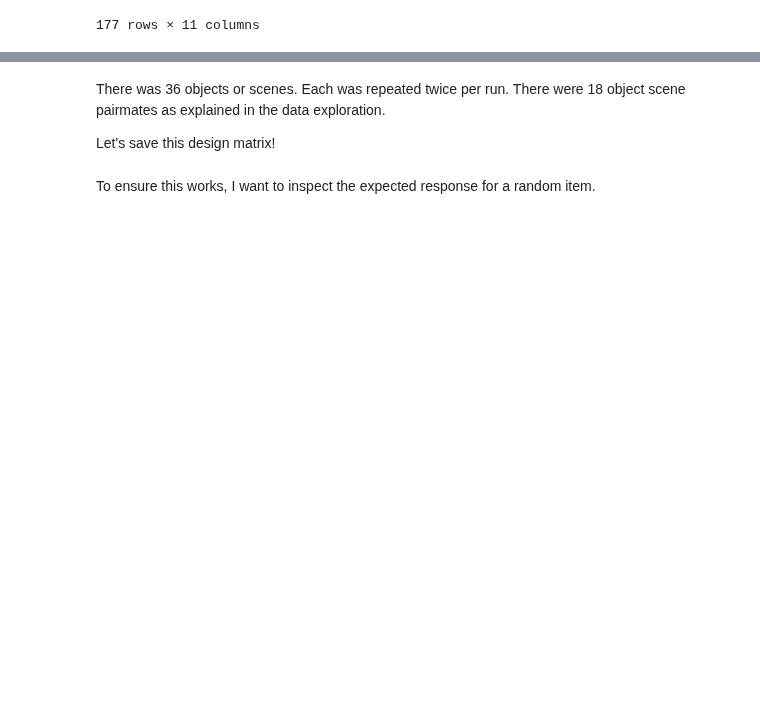
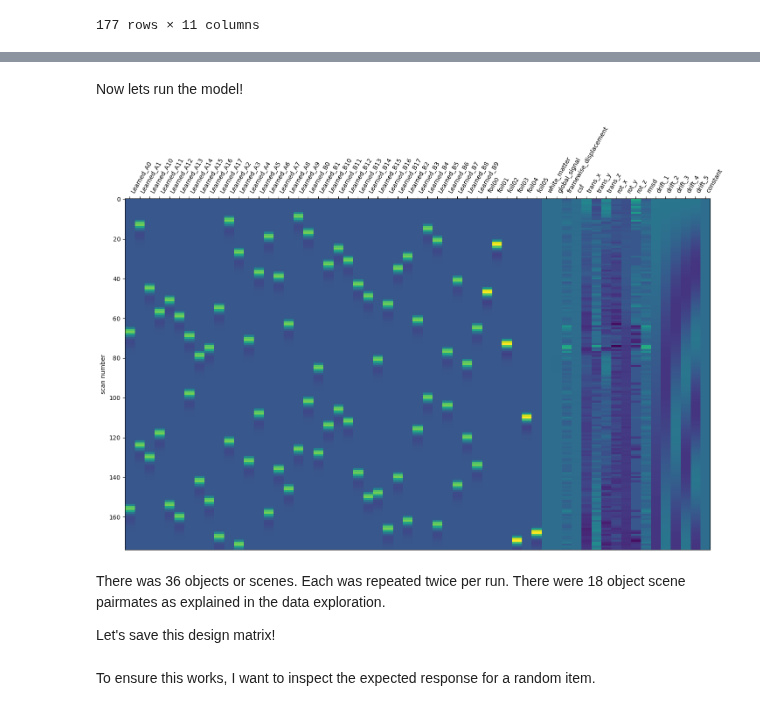
Before and after one commit to tchaase/research-internship-2022, a Jupyter notebook: code/linear_model.ipynb, the cells around one changed output, grey strips where cells are left out. Cells and saved outputs as stored; diff of their text form; code cells hidden in the pictures; blank space fills up the shorter version.

```diff
--- a/code/linear_model.ipynb
+++ b/code/linear_model.ipynb
@@ -111,7 +101,7 @@ Here is an explanation on the parameters:
 
 - I don't want the signal to be scaled, so this is set to false!
 # %%
-fmri_glm_run1_sub6 = FirstLevelModel(t_r=2.0,
+fmri_glm_run1_sub06 = FirstLevelModel(t_r=2.0,
                            noise_model='ar1',
                            hrf_model='spm',
                            drift_model='cosine',
@@ -210 +203,3 @@ Now lets run the model!
+# %% [markdown]
+Now lets run the model!
 # %%
@@ -214,10 +209,12 @@ fmri_glm_run1_sub6 = fmri_glm_run1_sub6.fit(fmri_img_run1_sub6_path, events = ev
 # %%
-design_matrix = fmri_glm_run1_sub6.design_matrices_[0]
+design_matrix = fmri_glm_run1_sub06.design_matrices_[0]
 
 from nilearn.plotting import plot_design_matrix
 plot_design_matrix(design_matrix)
 import matplotlib.pyplot as plt
 plt.show()
+# %% [output]
+[figure, added]
 # %% [markdown]
 There was 36 objects or scenes. Each was repeated twice per run. There were 18 object scene pairmates as explained in the data exploration.
 
```
Also changed, not shown: parts of 31 cells of this notebook.
